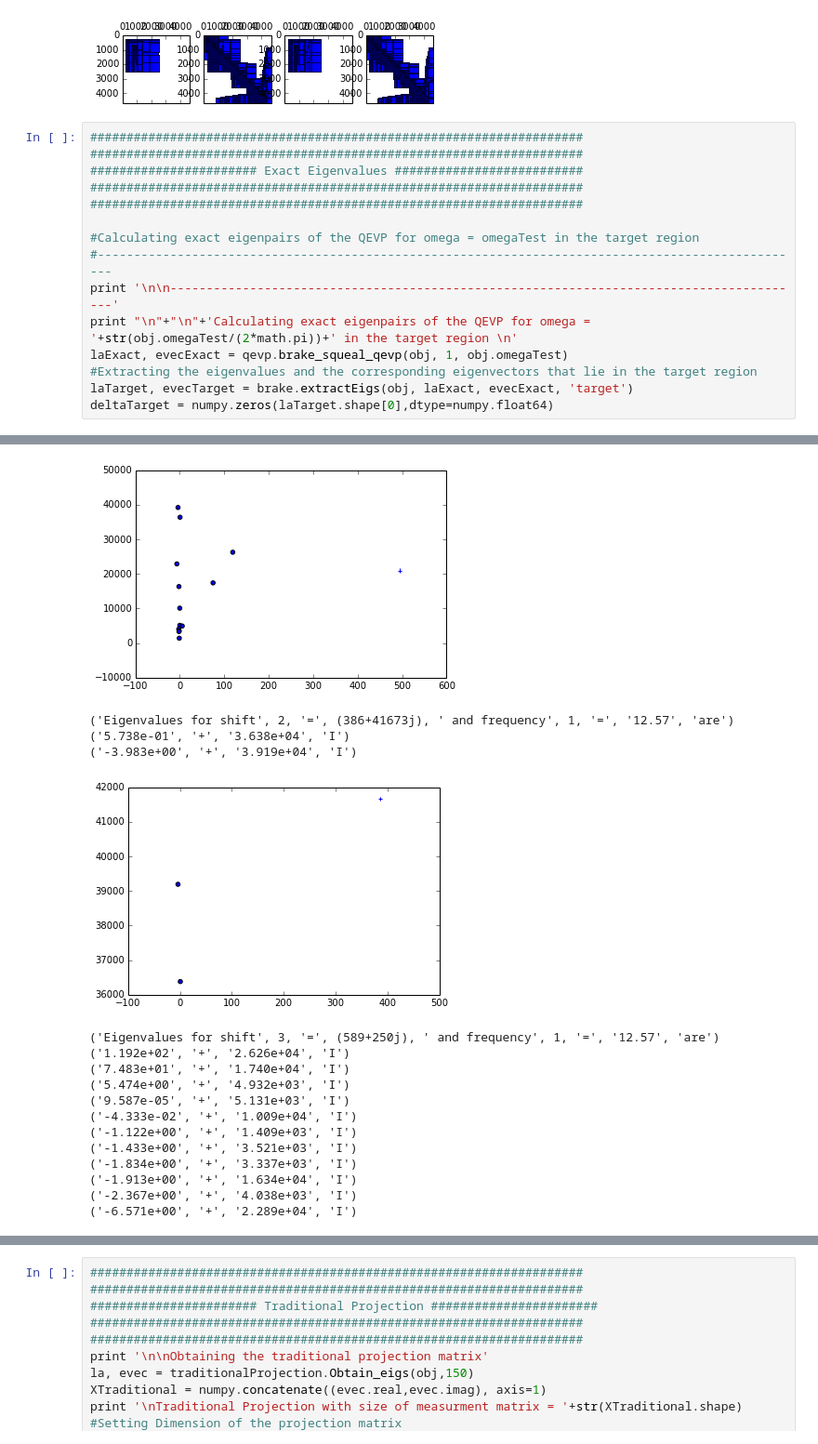
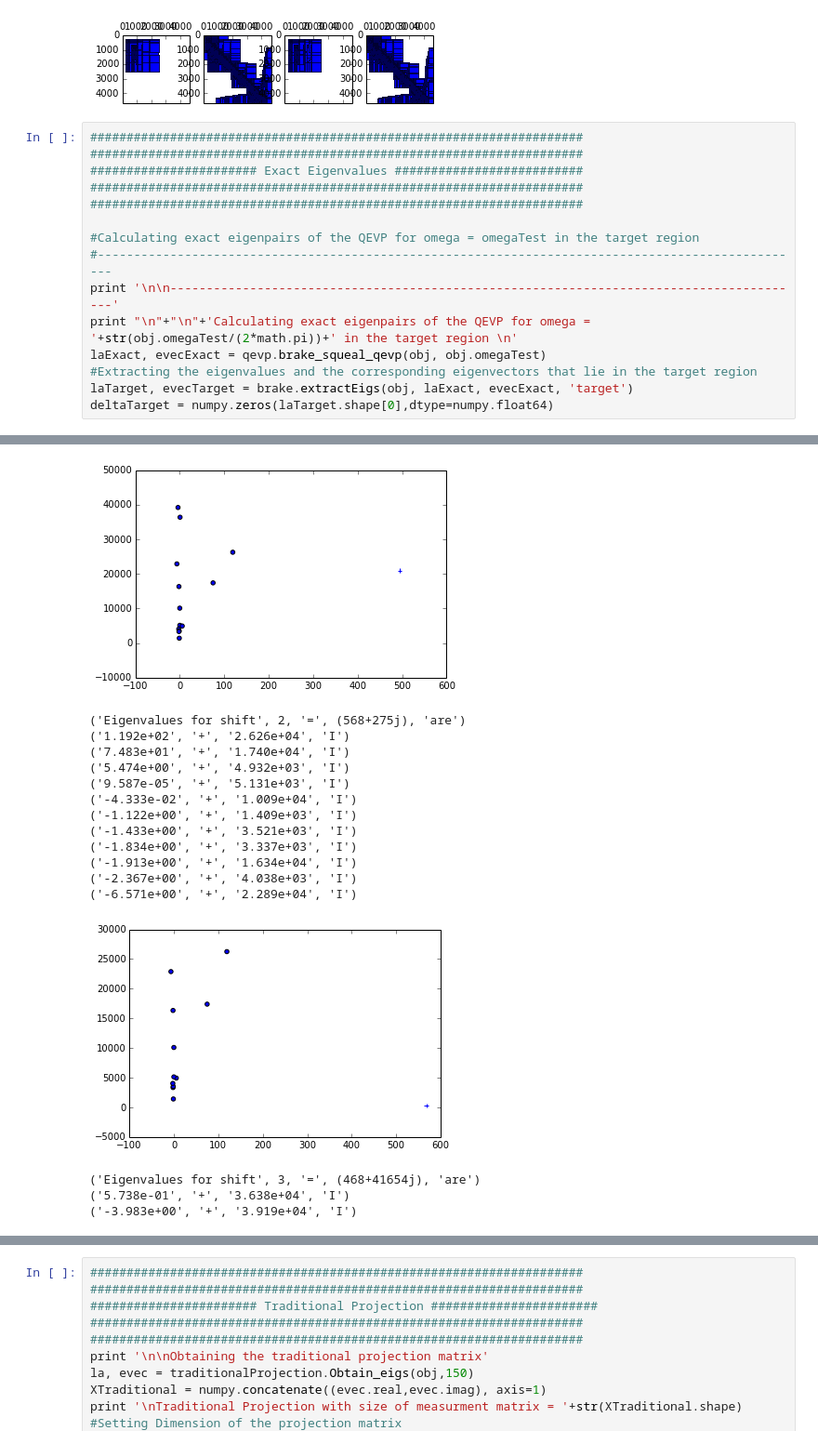
Before and after one commit to nae9on/BrakeSqueal0.1, a Jupyter notebook: model_reduction.ipynb, the cells around one changed output, grey strips where cells are left out. Shown at 93% size. Cells and saved outputs as stored; diff of their text form.

```diff
--- a/model_reduction.ipynb
+++ b/model_reduction.ipynb
@@ -66,7 +67,7 @@ for ax in axes:
 #--------------------------------------------------------------------------------------------------
 print '\n\n----------------------------------------------------------------------------------------'
 print "\n"+"\n"+'Calculating exact eigenpairs of the QEVP for omega = '+str(obj.omegaTest/(2*math.pi))+' in the target region \n'
-laExact, evecExact = qevp.brake_squeal_qevp(obj, 1, obj.omegaTest)
+laExact, evecExact = qevp.brake_squeal_qevp(obj, obj.omegaTest)
 #Extracting the eigenvalues and the corresponding eigenvectors that lie in the target region
 laTarget, evecTarget = brake.extractEigs(obj, laExact, evecExact, 'target')
 deltaTarget = numpy.zeros(laTarget.shape[0],dtype=numpy.float64)
@@ -80,30 +81,30 @@ Calculating exact eigenpairs of the QEVP for omega = 2.0 in the target region
 ('1.192e+02', '+', '2.626e+04', 'I')
 ('7.483e+01', '+', '1.740e+04', 'I')
 ('5.474e+00', '+', '4.932e+03', 'I')
 ('5.738e-01', '+', '3.638e+04', 'I')
 ('9.587e-05', '+', '5.131e+03', 'I')
 ('-4.333e-02', '+', '1.009e+04', 'I')
 ('-1.122e+00', '+', '1.409e+03', 'I')
 ('-1.433e+00', '+', '3.521e+03', 'I')
 ('-1.834e+00', '+', '3.337e+03', 'I')
 ('-1.913e+00', '+', '1.634e+04', 'I')
 ('-2.367e+00', '+', '4.038e+03', 'I')
 ('-3.983e+00', '+', '3.919e+04', 'I')
 ('-6.571e+00', '+', '2.289e+04', 'I')
 [figure]
-('Eigenvalues for shift', 2, '=', (386+41673j), ' and frequency', 1, '=', '12.57', 'are')
-('5.738e-01', '+', '3.638e+04', 'I')
-('-3.983e+00', '+', '3.919e+04', 'I')
+('Eigenvalues for shift', 2, '=', (568+275j), 'are')
+('1.192e+02', '+', '2.626e+04', 'I')
+('7.483e+01', '+', '1.740e+04', 'I')
+('5.474e+00', '+', '4.932e+03', 'I')
+('9.587e-05', '+', '5.131e+03', 'I')
+('-4.333e-02', '+', '1.009e+04', 'I')
+('-1.122e+00', '+', '1.409e+03', 'I')
+('-1.433e+00', '+', '3.521e+03', 'I')
+('-1.834e+00', '+', '3.337e+03', 'I')
+('-1.913e+00', '+', '1.634e+04', 'I')
+('-2.367e+00', '+', '4.038e+03', 'I')
+('-6.571e+00', '+', '2.289e+04', 'I')
-[figure, old version]
+[figure, new version]
-('Eigenvalues for shift', 3, '=', (589+250j), ' and frequency', 1, '=', '12.57', 'are')
-('1.192e+02', '+', '2.626e+04', 'I')
-('7.483e+01', '+', '1.740e+04', 'I')
-('5.474e+00', '+', '4.932e+03', 'I')
-('9.587e-05', '+', '5.131e+03', 'I')
-('-4.333e-02', '+', '1.009e+04', 'I')
-('-1.122e+00', '+', '1.409e+03', 'I')
-('-1.433e+00', '+', '3.521e+03', 'I')
-('-1.834e+00', '+', '3.337e+03', 'I')
-('-1.913e+00', '+', '1.634e+04', 'I')
-('-2.367e+00', '+', '4.038e+03', 'I')
-('-6.571e+00', '+', '2.289e+04', 'I')
+('Eigenvalues for shift', 3, '=', (468+41654j), 'are')
+('5.738e-01', '+', '3.638e+04', 'I')
+('-3.983e+00', '+', '3.919e+04', 'I')
```
Also changed, not shown: parts of 3 cells of this notebook, 4 other files.
